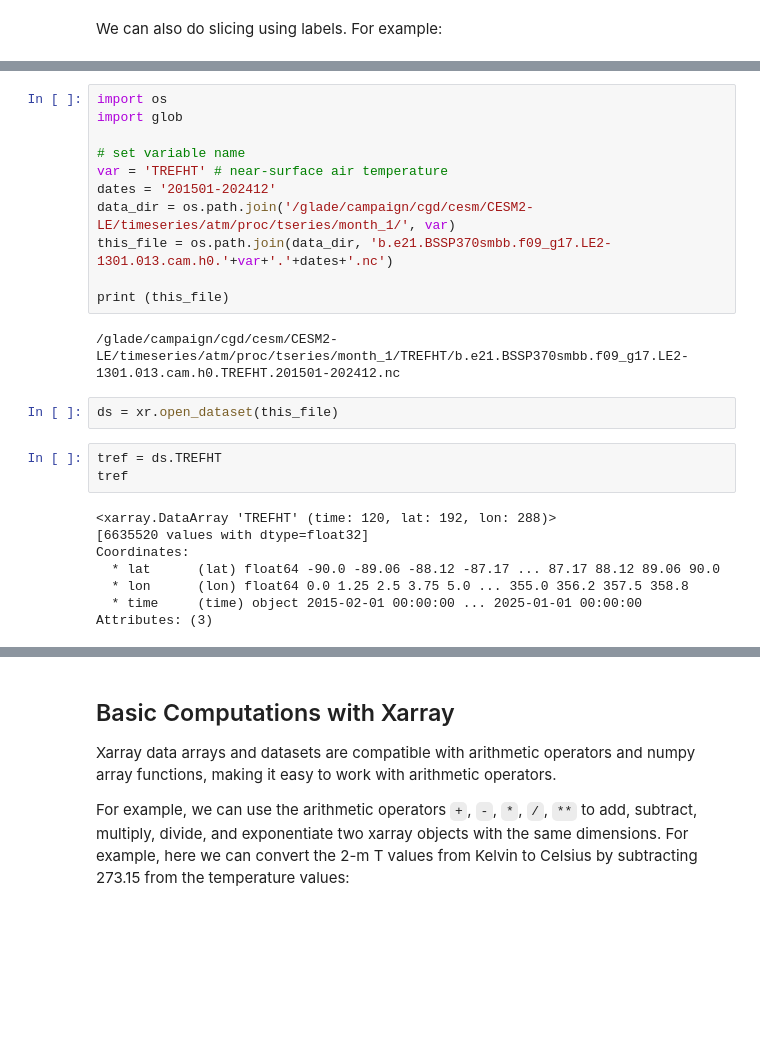
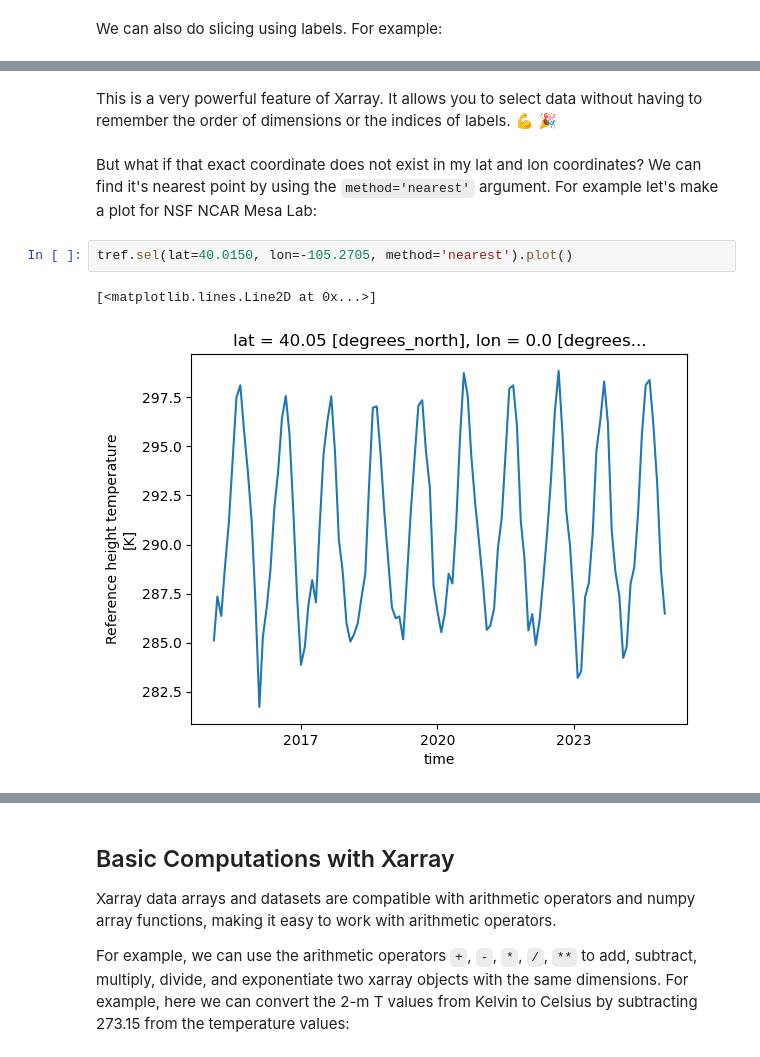
Before and after one commit to NCAR/Xarray-Dask-ESDS-2024, a Jupyter notebook: notebooks/01-xarray-intro.ipynb, the cells around one changed output, grey strips where cells are left out. Cells and saved outputs as stored; diff of their text form; blank space fills up the shorter version.

```diff
--- a/notebooks/01-xarray-intro.ipynb
+++ b/notebooks/01-xarray-intro.ipynb
@@ -236,26 +286,9 @@ This [page](https://www.cesm.ucar.edu/models/cesm2/naming-conventions#:~:text=Th
-# %%
-import os
-import glob
-
-# set variable name
-var = 'TREFHT' # near-surface air temperature
-dates = '201501-202412'
-data_dir = os.path.join('/glade/campaign/cgd/cesm/CESM2-LE/timeseries/atm/proc/tseries/month_1/', var)
-this_file = os.path.join(data_dir, 'b.e21.BSSP370smbb.f09_g17.LE2-1301.013.cam.h0.'+var+'.'+dates+'.nc')
-
-print (this_file)
-# %% [output]
-/glade/campaign/cgd/cesm/CESM2-LE/timeseries/atm/proc/tseries/month_1/TREFHT/b.e21.BSSP370smbb.f09_g17.LE2-1301.013.cam.h0.TREFHT.201501-202412.nc
-# %%
-ds = xr.open_dataset(this_file)
-# %%
-tref = ds.TREFHT
-tref
-# %% [output]
-<xarray.DataArray 'TREFHT' (time: 120, lat: 192, lon: 288)>
-[6635520 values with dtype=float32]
-Coordinates:
-  * lat      (lat) float64 -90.0 -89.06 -88.12 -87.17 ... 87.17 88.12 89.06 90.0
-  * lon      (lon) float64 0.0 1.25 2.5 3.75 5.0 ... 355.0 356.2 357.5 358.8
-  * time     (time) object 2015-02-01 00:00:00 ... 2025-01-01 00:00:00
-Attributes: (3)
+# %% [markdown]
+This is a very powerful feature of Xarray. It allows you to select data without having to remember the order of dimensions or the indices of labels. 💪 🎉
+# %% [markdown]
+But what if that exact coordinate does not exist in my lat and lon coordinates? We can find it's nearest point by using the `method='nearest'` argument. For example let's make a plot for NSF NCAR Mesa Lab:
+# %%
+tref.sel(lat=40.0150, lon=-105.2705, method='nearest').plot()
+# %% [output]
+[<matplotlib.lines.Line2D at 0x...>]
+[figure, added]
```
Also changed, not shown: parts of 34 cells of this notebook.
